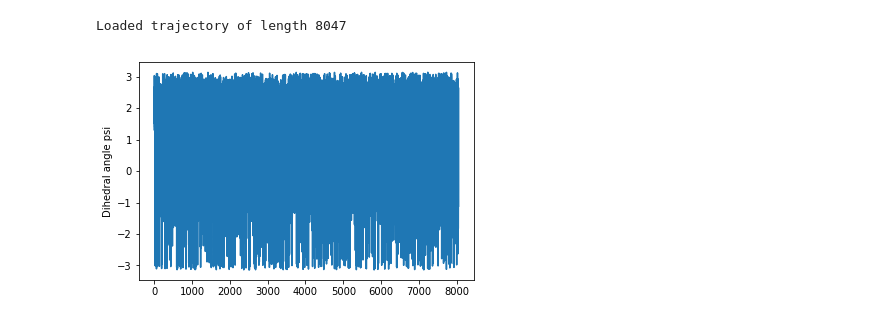
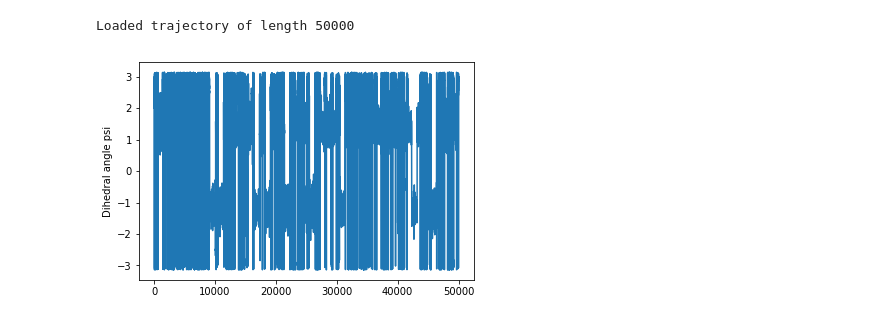
Before and after one commit to ZofiaTr/DFM, a Jupyter notebook: interactivePython/alanine_unbias.ipynb, the cells around one changed output. Cells and saved outputs as stored; diff of their text form; code cells hidden in the pictures.

```diff
--- a/interactivePython/alanine_unbias.ipynb
+++ b/interactivePython/alanine_unbias.ipynb
@@ -31,6 +28,6 @@ PBC box size set to 8.6477354000000002
 # %%
 
-methodName='T300/frontier_points_corner_euclidean'#'frontier_points_corner_euclidean'#'frontier_points_corner'#
+methodName='T300/std_ref'#'frontier_points_corner_euclidean'#'frontier_points_corner'#
 
 ############################
 
@@ -122,25 +119,25 @@ def compute_dihedrals_psi(X_FT):
 colective_variable = compute_dihedrals_psi
 cv_name = 'Dihedral angle psi'
 # %%
-# if metric_choice == 'rmsd':
-#     al = False
-# elif metric_choice == 'euclidean':
-#     al = False
+if metric_choice == 'rmsd':
+    al = False
+elif metric_choice == 'euclidean':
+    al = False
 
-# modnr=1000
-# X_FT = helpers.loadData(dataFolderName+'/Traj/*.h5', mdl.testsystem.topology, modnr, align=al)
-# print('Loaded trajectory of length '+repr(X_FT.shape[0]))
-# # X_FT =X_FT[:finalLength]
-# # print('Final lenght of trajectory is '+repr(X_FT.shape[0]))
-# # X_FT=X_FT[::modnr]
-# # print('After subsampling, the data length is '+repr(len(X_FT)))
+modnr=1000
+X_FT = helpers.loadData(dataFolderName+'/Traj/*.h5', mdl.testsystem.topology, modnr, align=al)
+print('Loaded trajectory of length '+repr(X_FT.shape[0]))
+# X_FT =X_FT[:finalLength]
+# print('Final lenght of trajectory is '+repr(X_FT.shape[0]))
+# X_FT=X_FT[::modnr]
+# print('After subsampling, the data length is '+repr(len(X_FT)))
 
-# #compute collective variable
-# r=colective_variable(X_FT)
-# cv=r
+#compute collective variable
+r=colective_variable(X_FT)
+cv=r
 
-# plt.plot(range(len(r)), r)
-# plt.ylabel(cv_name)
-# plt.savefig(simulationFolder+'/colvar.png')
+plt.plot(range(len(r)), r)
+plt.ylabel(cv_name)
+plt.savefig(simulationFolder+'/colvar.png')
 
-# plt.show()
+plt.show()
@@ -190,30 +231,30 @@ def compute_free_energy(cv, weights=None, nrbins=100):
 # %%
-methodName='T300/frontier_points_corner_euclidean'#'frontier_points_corner'#'frontier_points_corner'#
+methodName='T300/frontier_points_corner_eucl_increase800K'#frontier_points_corner_rmsd_increaseT400'#frontier_points_corner_euclidean'#'frontier_points_corner'#'frontier_points_corner'#
 modnr = 1
 metric_choice = 'euclidean'
 dataFolderName=folderName+dataName+modelName+'/'+methodName
 
 if metric_choice == 'rmsd':
     al = False
 elif metric_choice == 'euclidean':
     al = False
 
 # for short traj- load from dataFolderName+'/shortTraj.h5'
-X_FT =helpers.loadData(dataFolderName+'/shortTraj.h5', mdl.testsystem.topology, modnr, align=False)
-#X_FT = helpers.loadData(dataFolderName+'/Traj/*.h5', mdl.testsystem.topology, modnr, align=al)
+#X_FT =helpers.loadData(dataFolderName+'/shortTraj.h5', mdl.testsystem.topology, modnr, align=False)
+X_FT = helpers.loadData(dataFolderName+'/Traj/*.h5', mdl.testsystem.topology, modnr, align=al)
 print('Loaded trajectory of length '+repr(X_FT.shape[0]))
 
 
 #compute collective variable
 cv=colective_variable(X_FT)
 
 plt.plot(range(len(cv)), cv)
 plt.ylabel(cv_name)
 plt.savefig(simulationFolder+'/colvar.png')
 
 plt.show()
 # %% [output]
-Loaded trajectory of length 8047
+Loaded trajectory of length 50000
-[figure, old version]
+[figure, new version]
 # %%
 # trjSave=md.Trajectory(X_FT, smpl.model.testsystem.topology)
```
Also changed, not shown: parts of 25 cells of this notebook, 17 other files.
